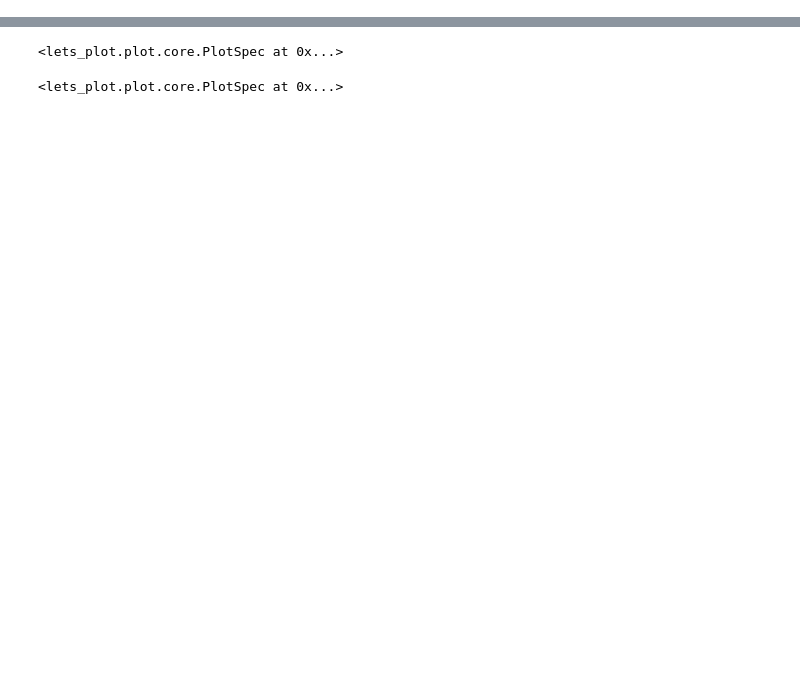
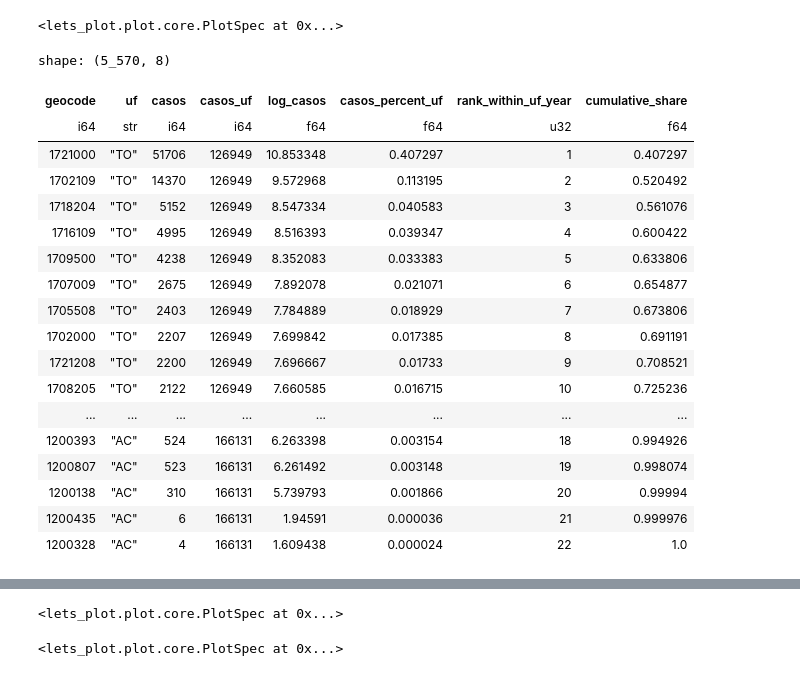
Before and after one commit to davibarreira/jbd-mosqlimate-sprint, a Jupyter notebook: notebooks/pareto_municipality.ipynb, the cells around one changed output, grey strips where cells are left out. Cells and saved outputs as stored; diff of their text form; code cells hidden in the pictures; blank space fills up the shorter version.

Commit message:
Draft pareto municipalities

```diff
--- a/notebooks/pareto_municipality.ipynb
+++ b/notebooks/pareto_municipality.ipynb
@@ -13,22 +149,22 @@ data = pl.read_parquet('../data/dataset_complete_dengue_municipality.parquet')
 # %%
-gdf = data.group_by(['year','geocode','uf']).agg(pl.col('casos').sum().alias('casos'))
-gdf = gdf.join(gdf.group_by(['year','uf']).agg(pl.col('casos').sum().alias('casos_uf')),on=['uf','year'])
-gdf = gdf.with_columns(
-    np.log1p(pl.col('casos')).alias('log_casos'),
-    (pl.col('casos')/pl.col('casos_uf')).alias('casos_percent_uf')
-)
-gdf = gdf.with_columns(
-    pl.col("casos_percent_uf")
-    .rank("ordinal", descending=True)
-    .over(["uf", "year"])
-    .alias("rank_within_uf_year")
-)
+# gdf = data.group_by(['year','geocode','uf']).agg(pl.col('casos').sum().alias('casos'))
+# gdf = gdf.join(gdf.group_by(['year','uf']).agg(pl.col('casos').sum().alias('casos_uf')),on=['uf','year'])
+# gdf = gdf.with_columns(
+#     np.log1p(pl.col('casos')).alias('log_casos'),
+#     (pl.col('casos')/pl.col('casos_uf')).alias('casos_percent_uf')
+# )
+# gdf = gdf.with_columns(
+#     pl.col("casos_percent_uf")
+#     .rank("ordinal", descending=True)
+#     .over(["uf", "year"])
+#     .alias("rank_within_uf_year")
+# )
 
-gdf = gdf.sort(['uf','year','casos_percent_uf'],descending=True).with_columns(
-    pl.col("casos_percent_uf")
-    .cum_sum()
-    .over(["uf", "year"])
-    .alias("cumulative_share")
-)
+# gdf = gdf.sort(['uf','year','casos_percent_uf'],descending=True).with_columns(
+#     pl.col("casos_percent_uf")
+#     .cum_sum()
+#     .over(["uf", "year"])
+#     .alias("cumulative_share")
+# )
 
-top_municipalities = gdf.filter(pl.col("cumulative_share") <= 0.9)
+# top_municipalities = gdf.filter(pl.col("cumulative_share") <= 0.8)
@@ -34,0 +336,31 @@ top_municipalities = gdf.filter(pl.col("cumulative_share") <= 0.9)
+# %%
+(
+    ggplot(data=gdf.filter(pl.col('uf')=='BA'))
+    + geom_histogram(
+        mapping=aes(x='casos_percent_uf')
+    )
+)
+# %% [output]
+<lets_plot.plot.core.PlotSpec at 0x...>
+# %%
+gdf
+# %% [output]
+shape: (5_570, 8)
+| geocode | uf | casos | casos_uf | log_casos | casos_percent_uf | rank_within_uf_year | cumulative_share |
+| i64 | str | i64 | i64 | f64 | f64 | u32 | f64 |
+| 1721000 | "TO" | 51706 | 126949 | 10.853348 | 0.407297 | 1 | 0.407297 |
+| 1702109 | "TO" | 14370 | 126949 | 9.572968 | 0.113195 | 2 | 0.520492 |
+| 1718204 | "TO" | 5152 | 126949 | 8.547334 | 0.040583 | 3 | 0.561076 |
+| 1716109 | "TO" | 4995 | 126949 | 8.516393 | 0.039347 | 4 | 0.600422 |
+| 1709500 | "TO" | 4238 | 126949 | 8.352083 | 0.033383 | 5 | 0.633806 |
+| 1707009 | "TO" | 2675 | 126949 | 7.892078 | 0.021071 | 6 | 0.654877 |
+| 1705508 | "TO" | 2403 | 126949 | 7.784889 | 0.018929 | 7 | 0.673806 |
+| 1702000 | "TO" | 2207 | 126949 | 7.699842 | 0.017385 | 8 | 0.691191 |
+| 1721208 | "TO" | 2200 | 126949 | 7.696667 | 0.01733 | 9 | 0.708521 |
+| 1708205 | "TO" | 2122 | 126949 | 7.660585 | 0.016715 | 10 | 0.725236 |
+| ... | ... | ... | ... | ... | ... | ... | ... |
+| 1200393 | "AC" | 524 | 166131 | 6.263398 | 0.003154 | 18 | 0.994926 |
+| 1200807 | "AC" | 523 | 166131 | 6.261492 | 0.003148 | 19 | 0.998074 |
+| 1200138 | "AC" | 310 | 166131 | 5.739793 | 0.001866 | 20 | 0.99994 |
+| 1200435 | "AC" | 6 | 166131 | 1.94591 | 0.000036 | 21 | 0.999976 |
+| 1200328 | "AC" | 4 | 166131 | 1.609438 | 0.000024 | 22 | 1.0 |
```
Also changed, not shown: parts of 35 cells of this notebook, 4 other files.
